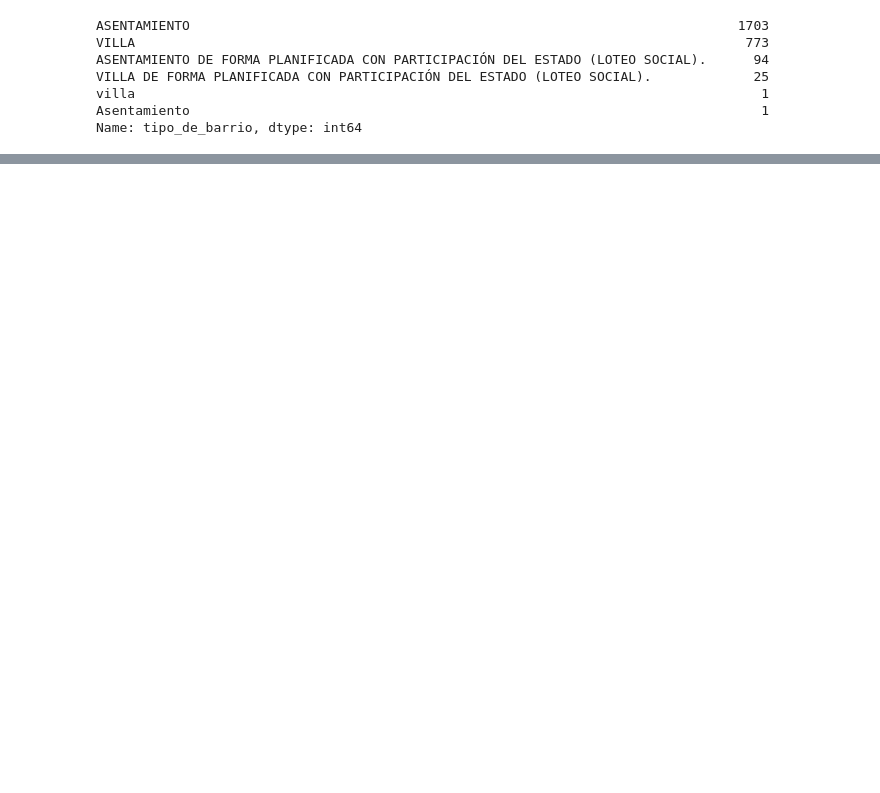
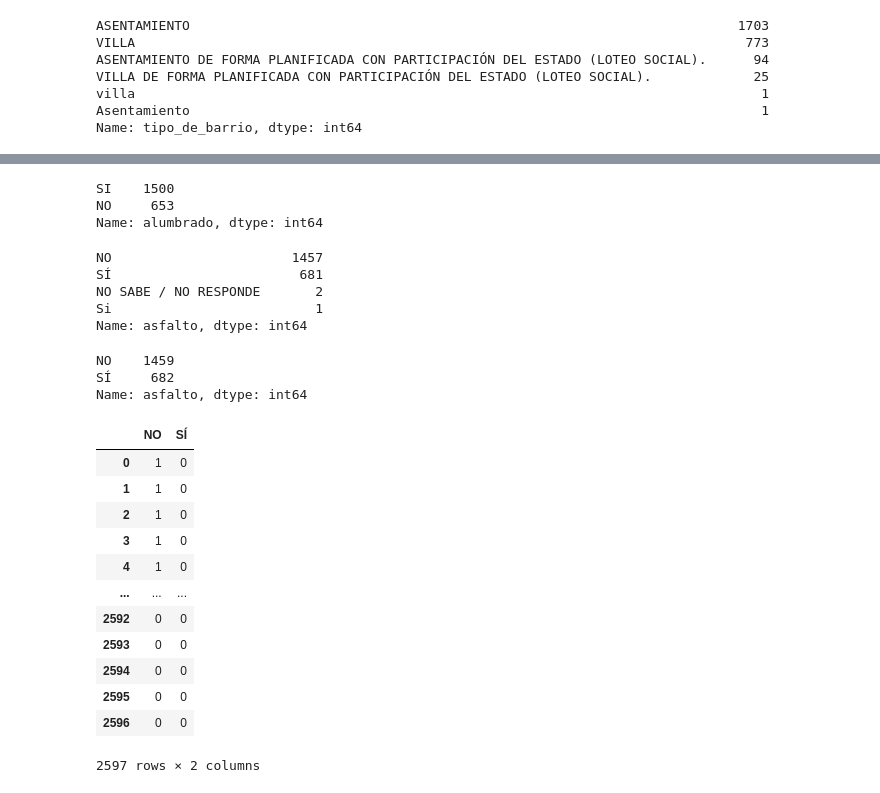
Before and after one commit to NestorDiazDataSC/Asentamientos-Informales, a Jupyter notebook: Informe.ipynb, the cells around one changed output, grey strips where cells are left out. Cells and saved outputs as stored; diff of their text form; code cells hidden in the pictures; blank space fills up the shorter version.

```diff
--- a/Informe.ipynb
+++ b/Informe.ipynb
@@ -167,3 +145,7 @@ VILLA DE FORMA PLANIFICADA CON PARTICIPACIÓN DEL ESTADO (LOTEO SOCIAL).
 villa                                                                                1
 Asentamiento                                                                         1
 Name: tipo_de_barrio, dtype: int64
+# %%
+# Reemplazamos valores muy largos por otros similares para simplificar
+df.tipo_de_barrio = df.tipo_de_barrio.replace(["ASENTAMIENTO DE FORMA PLANIFICADA CON PARTICIPACIÓN DEL ESTADO (LOTEO SOCIAL).", "Asentamiento"], "ASENTAMIENTO")
+df.tipo_de_barrio = df.tipo_de_barrio.replace(["VILLA DE FORMA PLANIFICADA CON PARTICIPACIÓN DEL ESTADO (LOTEO SOCIAL).", "villa"], "VILLA")
@@ -169,0 +187,4 @@ Name: tipo_de_barrio, dtype: int64
+# %%
+# Reemplazamos valores muy largos por otros similares para simplificar
+df.luz = df.luz.replace(["CONEXIÓN IRREGULAR A LA RED PÚBLICA. (ENGANCHADOS A LA RED, CABLES A LOS POSTES DE LUZ DE LA CALLE, DE UNA FAMILIA A OTRA, ETC)", "Conexión Irregular a la Red Pública. (Enganchados a la Red, Cables a los Postes de Luz de la Calle, de una Familia a Otra, Etc)"], "ENGANCHADOS")
+df.luz = df.luz.replace(["RED PÚBLICA CON MEDIDORES DOMICILIARIOS. (CADA FAMILIA CON SU FACTURA, CON SU PROPIO MEDIDOR)", "RED PÚBLICA CON MEDIDOR COMUNITARIO / SOCIAL. (NO HAY FACTURAS INDIVIDUALES, NO HAY UN MEDIDOR POR FAMILIA, SINO UNO O VARIOS MEDIDORES PARA MUCHAS FAMILIAS)."], "RED PUBLICA")
@@ -169,0 +211,10 @@ Name: tipo_de_barrio, dtype: int64
+# %%
+# Reemplazamos valores muy largos por otros similares para simplificar
+df.alumbrado = df.alumbrado.replace(["SI, PROVISTOS POR EL ESTADO.", "SI, HECHOS POR LOS VECINOS.", "Si, Provistos por el Estado."], "SI")
+df.alumbrado = df.alumbrado.replace(["NO SABE / NO RESPONDE"], "NO")
+# %%
+df.alumbrado.value_counts() # Para ver la cantidad de valores en una columna determinada.
+# %% [output]
+SI    1500
+NO     653
+Name: alumbrado, dtype: int64
@@ -169,0 +224,8 @@ Name: tipo_de_barrio, dtype: int64
+# %%
+df.asfalto.value_counts() # Para ver la cantidad de valores en una columna determinada.
+# %% [output]
+NO                       1457
+SÍ                        681
+NO SABE / NO RESPONDE       2
+Si                          1
+Name: asfalto, dtype: int64
@@ -169,0 +235,23 @@ Name: tipo_de_barrio, dtype: int64
+# %%
+df.asfalto.value_counts() # Para ver la cantidad de valores en una columna determinada.
+# %% [output]
+NO    1459
+SÍ     682
+Name: asfalto, dtype: int64
+# %%
+# Convertimos variables categoricas en numericas
+pd.get_dummies (df ["asfalto"] )
+# %% [output]
+|  | NO | SÍ |
+| 0 | 1 | 0 |
+| 1 | 1 | 0 |
+| 2 | 1 | 0 |
+| 3 | 1 | 0 |
+| 4 | 1 | 0 |
+| ... | ... | ... |
+| 2592 | 0 | 0 |
+| 2593 | 0 | 0 |
+| 2594 | 0 | 0 |
+| 2595 | 0 | 0 |
+| 2596 | 0 | 0 |
+2597 rows × 2 columns
```
Also changed, not shown: parts of 16 cells of this notebook.
